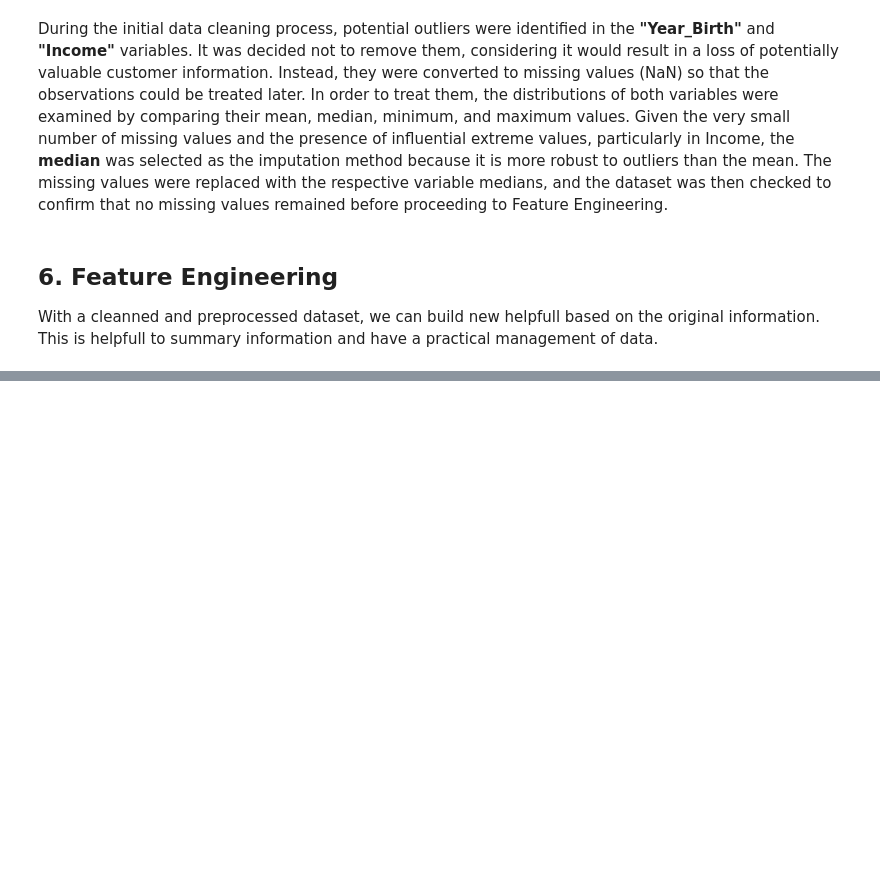
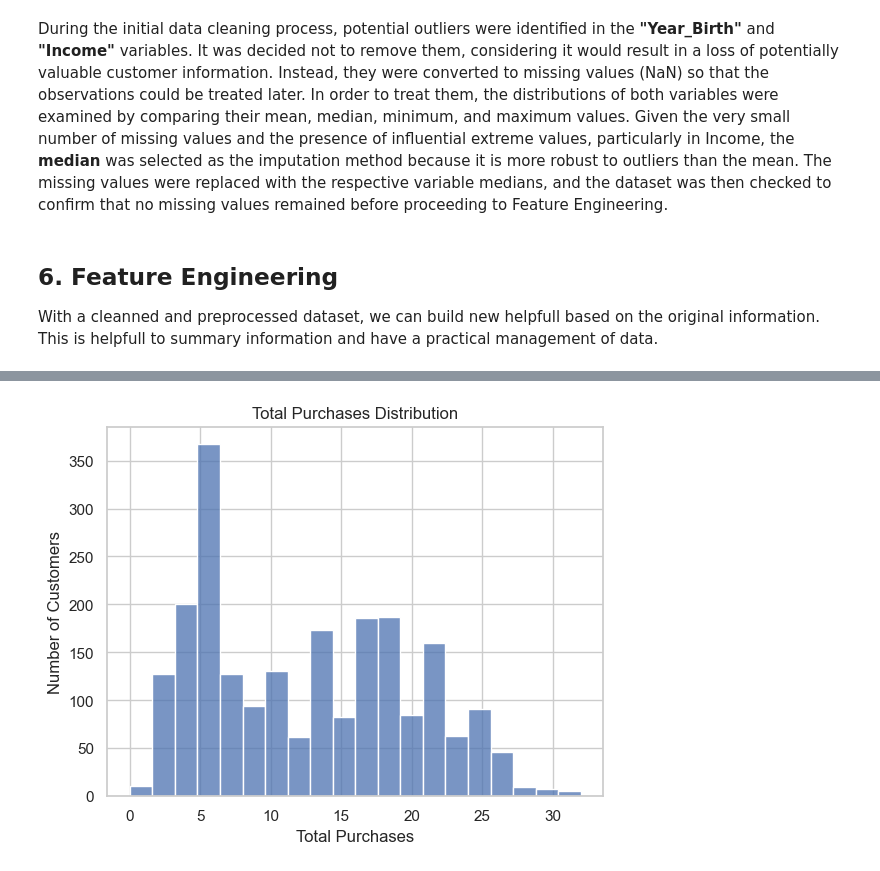
Before and after one commit to fridacarbajalordonez/customer-segmentation-kmeans, a Jupyter notebook: notebooks/customer_segmentation.ipynb, the cells around one changed output, grey strips where cells are left out. Saved outputs shown, nothing was run; the diff lists cells and outputs as text; code cells hidden in the pictures; blank space fills up the shorter version.

```diff
--- a/notebooks/customer_segmentation.ipynb
+++ b/notebooks/customer_segmentation.ipynb
@@ -847,0 +912,8 @@ df_clean["Total_Purchases"] = df_clean[place_cols].sum(axis=1)
+# %%
+sns.histplot(data=df_clean, x="Total_Purchases", bins=20)
+plt.xlabel("Total Purchases")
+plt.ylabel("Number of Customers")
+plt.title("Total Purchases Distribution")
+plt.show()
+# %% [output]
+[figure, added]
```
Also changed, not shown: parts of 31 cells of this notebook.
